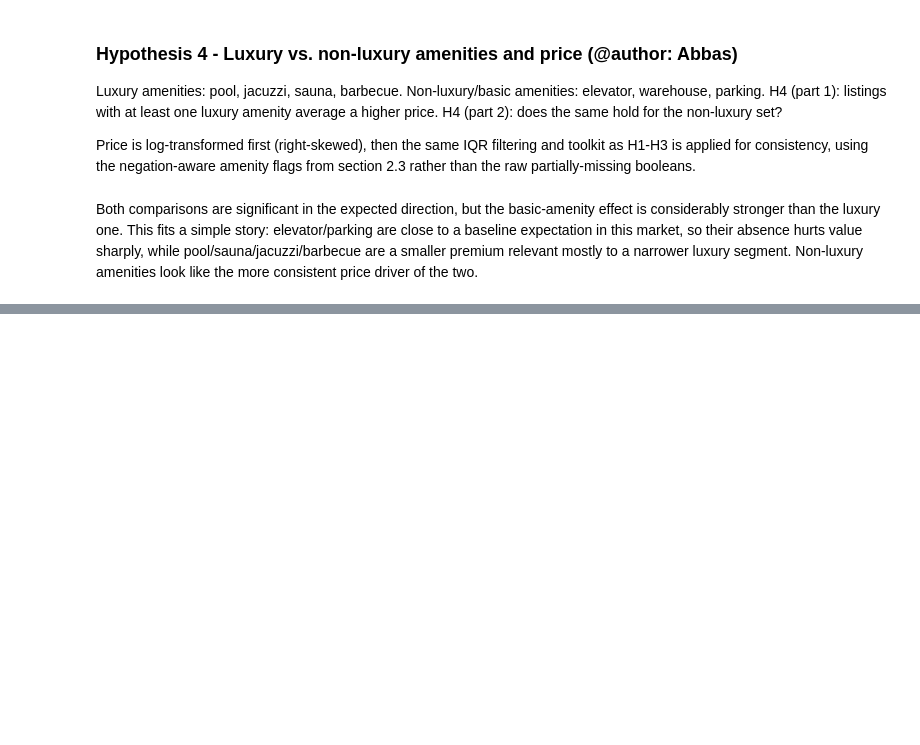
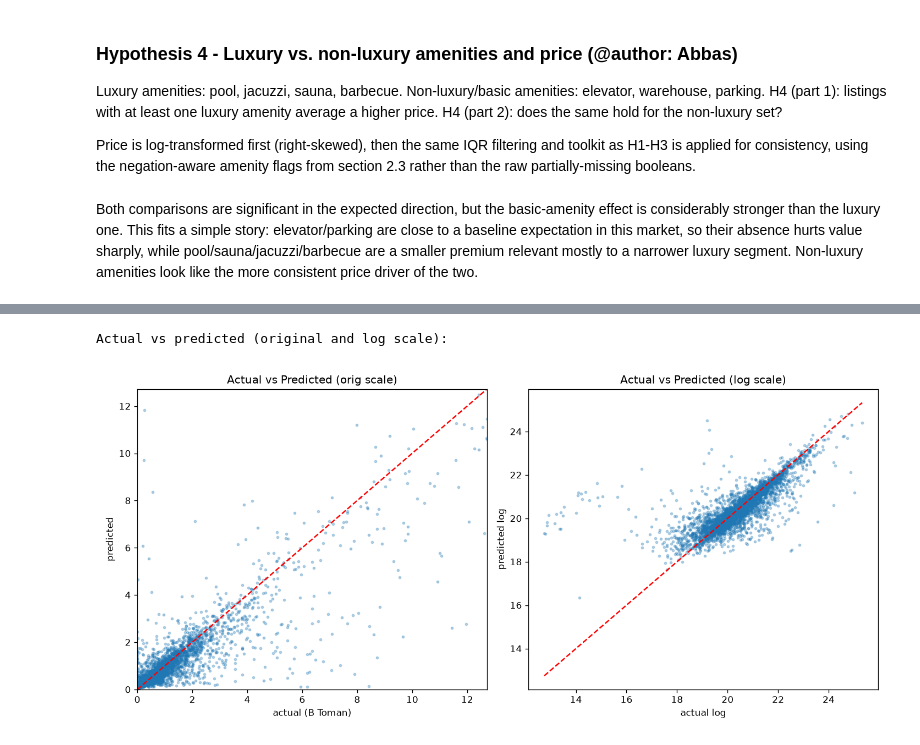
Before and after one commit to mmz1380/QBC12_AI_G1, a Jupyter notebook: Project1.ipynb, the cells around one changed output, grey strips where cells are left out. Drawn from its saved outputs; the diff is of its cells as text; code cells hidden in the pictures; blank space fills up the shorter version.

```diff
--- a/Project1.ipynb
+++ b/Project1.ipynb
@@ -1165,0 +960,6 @@ Overall, the model meets the accuracy target on the log-price scale, handles bot
+# %%
+print("Actual vs predicted (original and log scale):")
+display(Image("reports/actual_vs_pred.png"))
+# %% [output]
+Actual vs predicted (original and log scale):
+[figure, added]
```
Also changed, not shown: parts of 27 cells of this notebook, 8 other files.
